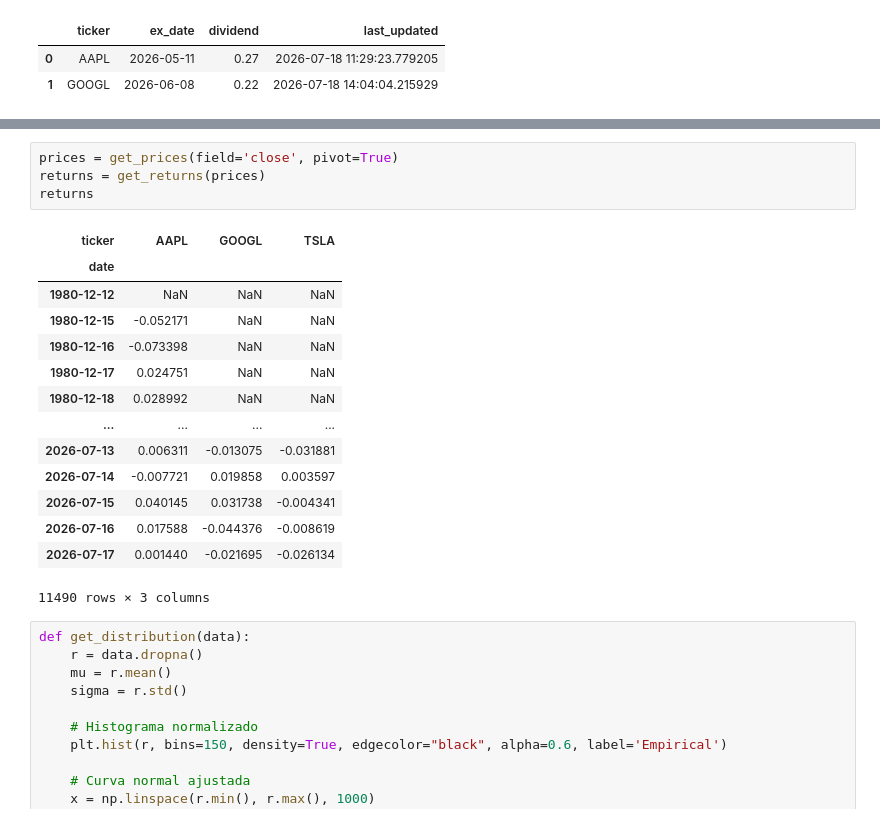
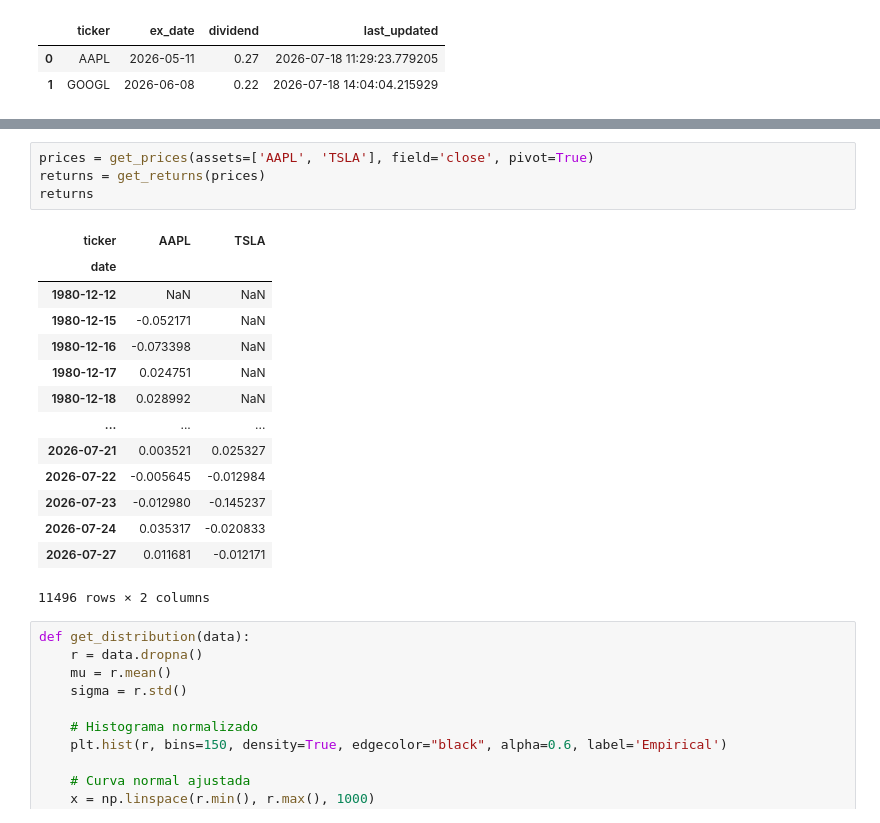
Before and after one commit to FelipeBuzato/AlphaLab, a Jupyter notebook: notebooks/queries_draft.ipynb, the cells around one changed output, grey strips where cells are left out. Saved outputs shown, nothing was run; the diff lists cells and outputs as text.

Commit message:
added rates table and queries

```diff
--- a/notebooks/queries_draft.ipynb
+++ b/notebooks/queries_draft.ipynb
@@ -97,22 +120,22 @@ get_prices(field='close', pivot=False)
 # %%
-prices = get_prices(field='close', pivot=True)
+prices = get_prices(assets=['AAPL', 'TSLA'], field='close', pivot=True)
 returns = get_returns(prices)
 returns
 # %% [output]
-| ticker | AAPL | GOOGL | TSLA |
-| date |  |  |  |
-| 1980-12-12 | NaN | NaN | NaN |
-| 1980-12-15 | -0.052171 | NaN | NaN |
-| 1980-12-16 | -0.073398 | NaN | NaN |
-| 1980-12-17 | 0.024751 | NaN | NaN |
-| 1980-12-18 | 0.028992 | NaN | NaN |
-| ... | ... | ... | ... |
-| 2026-07-13 | 0.006311 | -0.013075 | -0.031881 |
-| 2026-07-14 | -0.007721 | 0.019858 | 0.003597 |
-| 2026-07-15 | 0.040145 | 0.031738 | -0.004341 |
-| 2026-07-16 | 0.017588 | -0.044376 | -0.008619 |
-| 2026-07-17 | 0.001440 | -0.021695 | -0.026134 |
+| ticker | AAPL | TSLA |
+| date |  |  |
+| 1980-12-12 | NaN | NaN |
+| 1980-12-15 | -0.052171 | NaN |
+| 1980-12-16 | -0.073398 | NaN |
+| 1980-12-17 | 0.024751 | NaN |
+| 1980-12-18 | 0.028992 | NaN |
+| ... | ... | ... |
+| 2026-07-21 | 0.003521 | 0.025327 |
+| 2026-07-22 | -0.005645 | -0.012984 |
+| 2026-07-23 | -0.012980 | -0.145237 |
+| 2026-07-24 | 0.035317 | -0.020833 |
+| 2026-07-27 | 0.011681 | -0.012171 |
-11490 rows × 3 columns
+11496 rows × 2 columns
 # %%
 def get_distribution(data):
     r = data.dropna()
```
Also changed, not shown: parts of 28 cells of this notebook, 14 other files.
